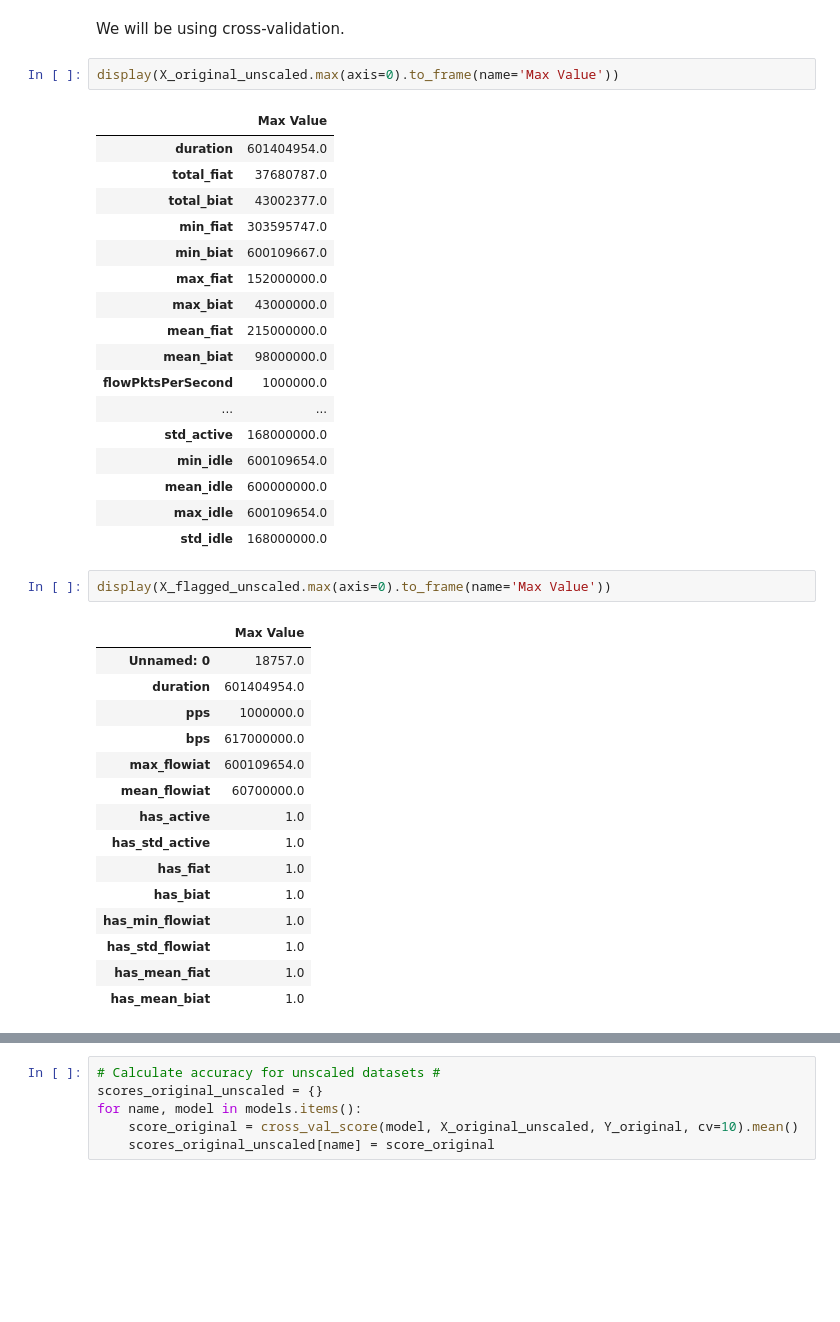
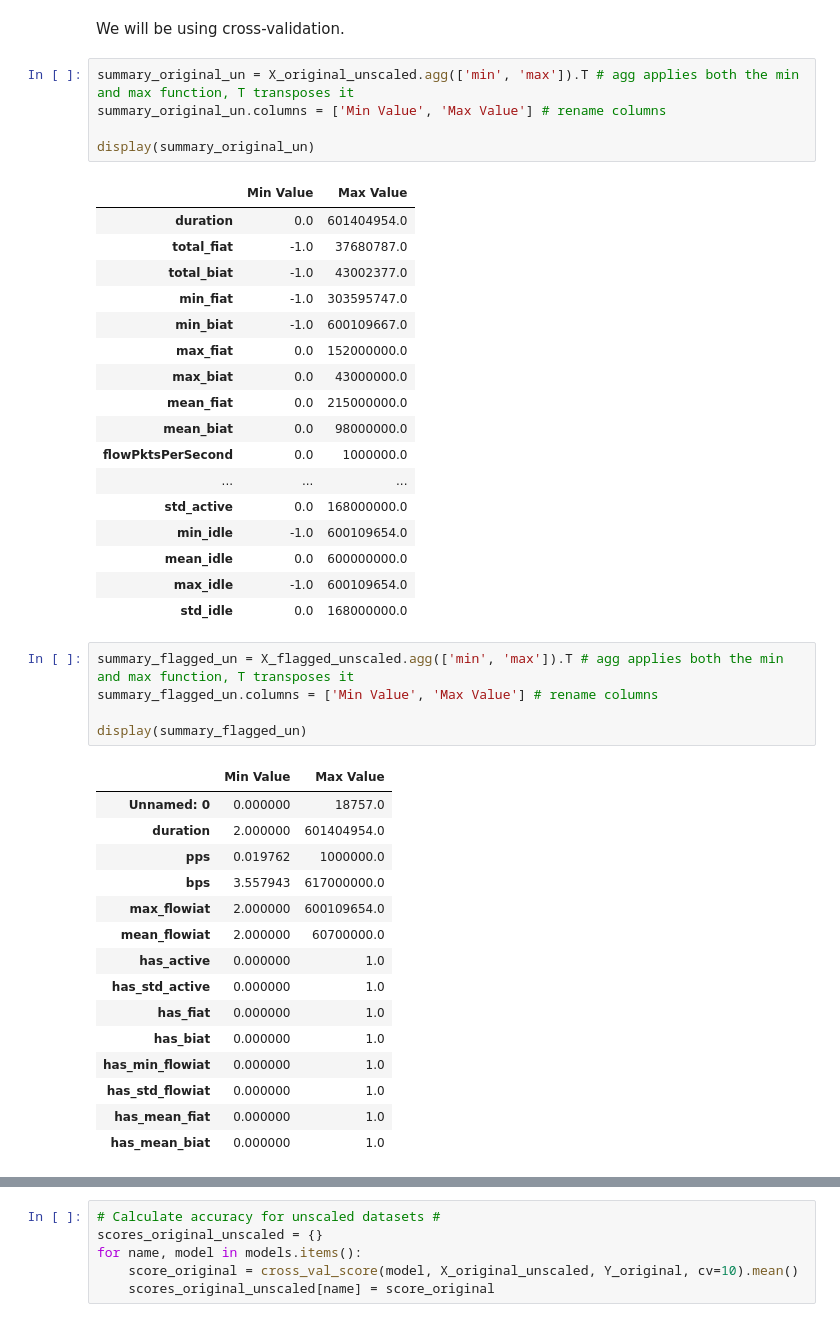
Before and after one commit to shafwanur/thd-ss25-ml-project, a Jupyter notebook: src/algorithms/30Jun-utilization.ipynb, the cells around one changed output, grey strips where cells are left out. Saved outputs shown, nothing was run; the diff lists cells and outputs as text; blank space fills up the shorter version.

```diff
--- a/src/algorithms/30Jun-utilization.ipynb
+++ b/src/algorithms/30Jun-utilization.ipynb
@@ -31,41 +32,47 @@ models = {
 # %% [markdown]
 We will be using cross-validation.
 # %%
-display(X_original_unscaled.max(axis=0).to_frame(name='Max Value'))
+summary_original_un = X_original_unscaled.agg(['min', 'max']).T # agg applies both the min and max function, T transposes it
+summary_original_un.columns = ['Min Value', 'Max Value'] # rename columns
+
+display(summary_original_un)
 # %% [output]
-|  | Max Value |
-| duration | 601404954.0 |
-| total_fiat | 37680787.0 |
-| total_biat | 43002377.0 |
-| min_fiat | 303595747.0 |
-| min_biat | 600109667.0 |
-| max_fiat | 152000000.0 |
-| max_biat | 43000000.0 |
-| mean_fiat | 215000000.0 |
-| mean_biat | 98000000.0 |
-| flowPktsPerSecond | 1000000.0 |
-| ... | ... |
-| std_active | 168000000.0 |
-| min_idle | 600109654.0 |
-| mean_idle | 600000000.0 |
-| max_idle | 600109654.0 |
-| std_idle | 168000000.0 |
+|  | Min Value | Max Value |
+| duration | 0.0 | 601404954.0 |
+| total_fiat | -1.0 | 37680787.0 |
+| total_biat | -1.0 | 43002377.0 |
+| min_fiat | -1.0 | 303595747.0 |
+| min_biat | -1.0 | 600109667.0 |
+| max_fiat | 0.0 | 152000000.0 |
+| max_biat | 0.0 | 43000000.0 |
+| mean_fiat | 0.0 | 215000000.0 |
+| mean_biat | 0.0 | 98000000.0 |
+| flowPktsPerSecond | 0.0 | 1000000.0 |
+| ... | ... | ... |
+| std_active | 0.0 | 168000000.0 |
+| min_idle | -1.0 | 600109654.0 |
+| mean_idle | 0.0 | 600000000.0 |
+| max_idle | -1.0 | 600109654.0 |
+| std_idle | 0.0 | 168000000.0 |
 # %%
-display(X_flagged_unscaled.max(axis=0).to_frame(name='Max Value'))
+summary_flagged_un = X_flagged_unscaled.agg(['min', 'max']).T # agg applies both the min and max function, T transposes it
+summary_flagged_un.columns = ['Min Value', 'Max Value'] # rename columns
+
+display(summary_flagged_un)
 # %% [output]
-|  | Max Value |
-| Unnamed: 0 | 18757.0 |
-| duration | 601404954.0 |
-| pps | 1000000.0 |
-| bps | 617000000.0 |
-| max_flowiat | 600109654.0 |
-| mean_flowiat | 60700000.0 |
-| has_active | 1.0 |
-| has_std_active | 1.0 |
-| has_fiat | 1.0 |
-| has_biat | 1.0 |
-| has_min_flowiat | 1.0 |
-| has_std_flowiat | 1.0 |
-| has_mean_fiat | 1.0 |
-| has_mean_biat | 1.0 |
+|  | Min Value | Max Value |
+| Unnamed: 0 | 0.000000 | 18757.0 |
+| duration | 2.000000 | 601404954.0 |
+| pps | 0.019762 | 1000000.0 |
+| bps | 3.557943 | 617000000.0 |
+| max_flowiat | 2.000000 | 600109654.0 |
+| mean_flowiat | 2.000000 | 60700000.0 |
+| has_active | 0.000000 | 1.0 |
+| has_std_active | 0.000000 | 1.0 |
+| has_fiat | 0.000000 | 1.0 |
+| has_biat | 0.000000 | 1.0 |
+| has_min_flowiat | 0.000000 | 1.0 |
+| has_std_flowiat | 0.000000 | 1.0 |
+| has_mean_fiat | 0.000000 | 1.0 |
+| has_mean_biat | 0.000000 | 1.0 |
 # %% [markdown]
```
Also changed, not shown: parts of 5 cells of this notebook.
